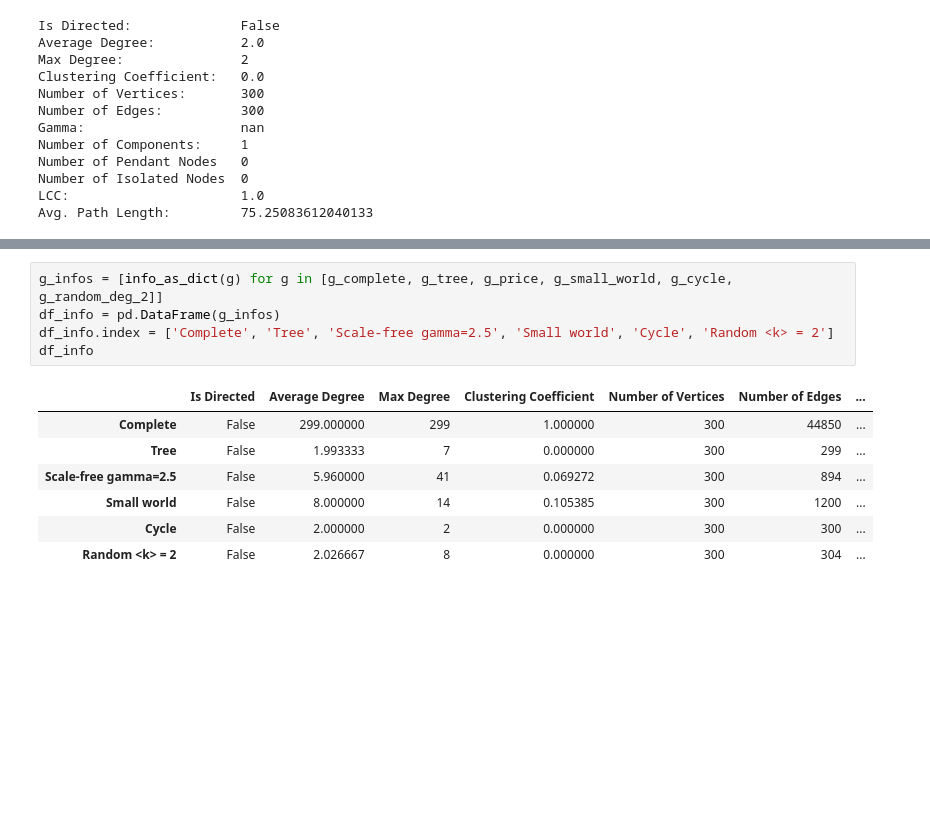
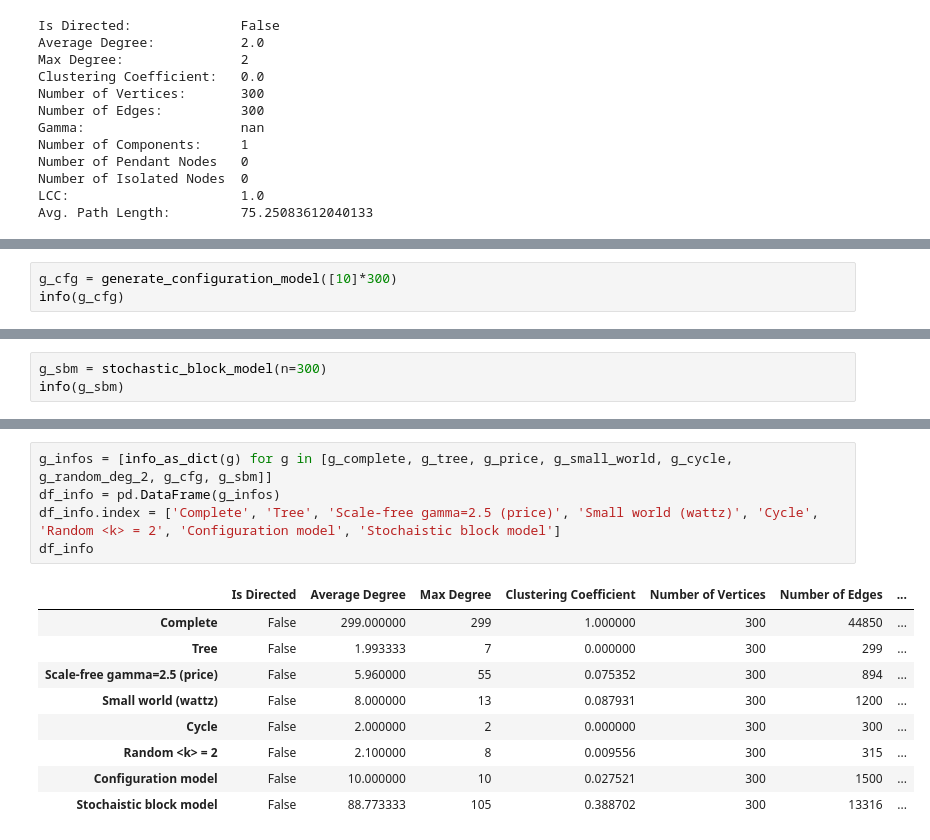
Before and after one commit to JanezSedeljsak/network-utils, a Jupyter notebook: test.ipynb, the cells around one changed output, grey strips where cells are left out. Drawn from its saved outputs; the diff is of its cells as text; blank space fills up the shorter version.

```diff
--- a/test.ipynb
+++ b/test.ipynb
@@ -226,0 +227,3 @@ Avg. Path Length:         6.609217699588615
+# %%
+g_cfg = generate_configuration_model([10]*300)
+info(g_cfg)
@@ -226,0 +243,3 @@ Avg. Path Length:         6.609217699588615
+# %%
+g_sbm = stochastic_block_model(n=300)
+info(g_sbm)
@@ -227,16 +259,18 @@ Avg. Path Length:         6.609217699588615
 # %%
-g_infos = [info_as_dict(g) for g in [g_complete, g_tree, g_price, g_small_world, g_cycle, g_random_deg_2]]
+g_infos = [info_as_dict(g) for g in [g_complete, g_tree, g_price, g_small_world, g_cycle, g_random_deg_2, g_cfg, g_sbm]]
 df_info = pd.DataFrame(g_infos)
-df_info.index = ['Complete', 'Tree', 'Scale-free gamma=2.5', 'Small world', 'Cycle', 'Random <k> = 2']
+df_info.index = ['Complete', 'Tree', 'Scale-free gamma=2.5 (price)', 'Small world (wattz)', 'Cycle', 'Random <k> = 2', 'Configuration model', 'Stochaistic block model']
 df_info
 # %% [output]
 |  | Is Directed | Average Degree | Max Degree | Clustering Coefficient | Number of Vertices | Number of Edges | ... |
 | Complete | False | 299.000000 | 299 | 1.000000 | 300 | 44850 | ... |
 | Tree | False | 1.993333 | 7 | 0.000000 | 300 | 299 | ... |
-| Scale-free gamma=2.5 | False | 5.960000 | 41 | 0.069272 | 300 | 894 | ... |
-| Small world | False | 8.000000 | 14 | 0.105385 | 300 | 1200 | ... |
+| Scale-free gamma=2.5 (price) | False | 5.960000 | 55 | 0.075352 | 300 | 894 | ... |
+| Small world (wattz) | False | 8.000000 | 13 | 0.087931 | 300 | 1200 | ... |
 | Cycle | False | 2.000000 | 2 | 0.000000 | 300 | 300 | ... |
-| Random <k> = 2 | False | 2.026667 | 8 | 0.000000 | 300 | 304 | ... |
+| Random <k> = 2 | False | 2.100000 | 8 | 0.009556 | 300 | 315 | ... |
+| Configuration model | False | 10.000000 | 10 | 0.027521 | 300 | 1500 | ... |
+| Stochaistic block model | False | 88.773333 | 105 | 0.388702 | 300 | 13316 | ... |
 # %%
 df_info = df_info.sort_values(by='Average Degree', ascending=False)
 df_info = df_info.round(3)
```
Also changed, not shown: parts of 12 cells of this notebook, 3 other files.
